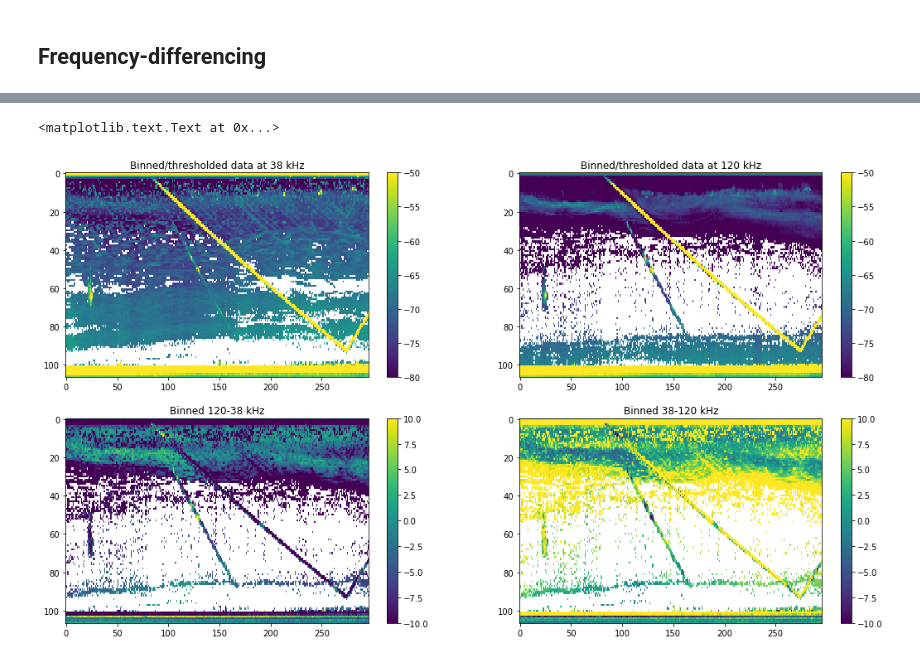
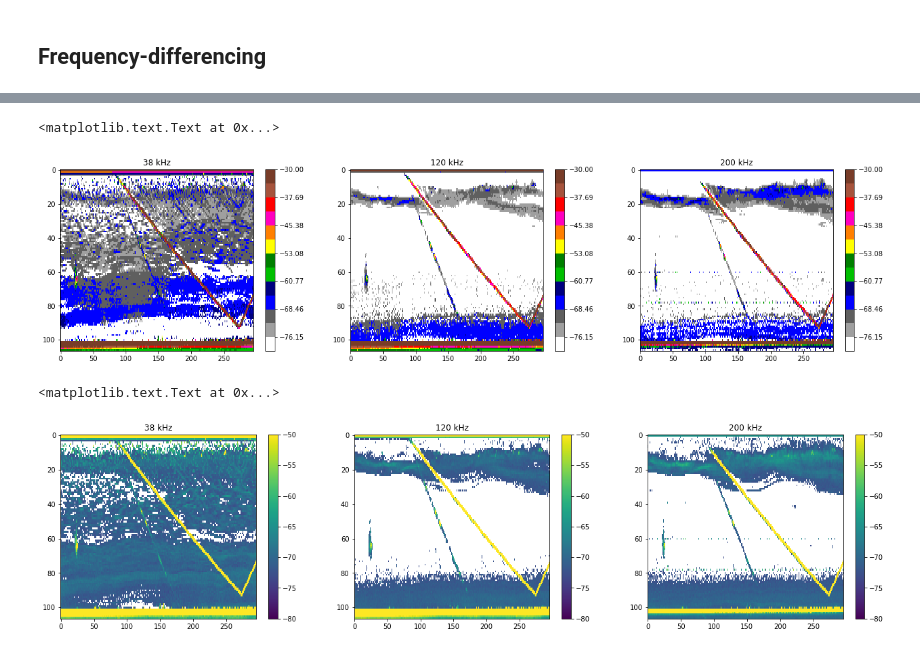
Before and after one commit to valentina-s/ooi_sonar, a Jupyter notebook: Freq-differencing.ipynb, the cells around one changed output, grey strips where cells are left out. Drawn from its saved outputs; the diff is of its cells as text; code cells hidden in the pictures.

```diff
--- a/Freq-differencing.ipynb
+++ b/Freq-differencing.ipynb
@@ -350,17 +607,28 @@ ax[1,1].set_title('Binned data at 200 kHz with Sv threshold @%d dB' % Sv_th)
+# %%
+fig,(ax0,ax1,ax2) = plt.subplots(ncols=3,figsize=(22,5))
+im0 = ax0.imshow(Sv_corr_38_SNR_mean,aspect='auto',cmap=e_cmap,norm=norm)
+fig.colorbar(im0,ax=ax0)
+ax0.set_title('38 kHz')
+im1 = ax1.imshow(Sv_corr_120_SNR_mean,aspect='auto',cmap=e_cmap,norm=norm)
+fig.colorbar(im1,ax=ax1)
+ax1.set_title('120 kHz')
+im2 = ax2.imshow(Sv_corr_200_SNR_mean,aspect='auto',cmap=e_cmap,norm=norm)
+fig.colorbar(im2,ax=ax2)
+ax2.set_title('200 kHz')
+# %% [output]
+<matplotlib.text.Text at 0x...>
+[figure, added]
 # %%
-fig,ax = plt.subplots(2,2,figsize=(18,10))
-im0 = ax[0,0].imshow(Sv_corr_38_SNR_mean,aspect='auto',vmin=-80,vmax=-50)
-fig.colorbar(im0,ax=ax[0,0])
-ax[0,0].set_title('Binned/thresholded data at 38 kHz')
-im1 = ax[0,1].imshow(Sv_corr_120_SNR_mean,aspect='auto',vmin=-80,vmax=-50)
-fig.colorbar(im1,ax=ax[0,1])
-ax[0,1].set_title('Binned/thresholded data at 120 kHz')
-im2 = ax[1,0].imshow(Sv_corr_120_SNR_mean-Sv_corr_38_SNR_mean,aspect='auto',vmin=-10,vmax=10)
-fig.colorbar(im2,ax=ax[1,0])
-ax[1,0].set_title('Binned 120-38 kHz')
-im3 = ax[1,1].imshow(Sv_corr_38_SNR_mean-Sv_corr_120_SNR_mean,aspect='auto',vmin=-10,vmax=10)
-fig.colorbar(im3,ax=ax[1,1])
-ax[1,1].set_title('Binned 38-120 kHz')
+fig,(ax0,ax1,ax2) = plt.subplots(ncols=3,figsize=(22,5))
+im0 = ax0.imshow(Sv_corr_38_th_mean,aspect='auto',vmin=-80,vmax=-50)
+fig.colorbar(im0,ax=ax0)
+ax0.set_title('38 kHz')
+im1 = ax1.imshow(Sv_corr_120_th_mean,aspect='auto',vmin=-80,vmax=-50)
+fig.colorbar(im1,ax=ax1)
+ax1.set_title('120 kHz')
+im2 = ax2.imshow(Sv_corr_200_th_mean,aspect='auto',vmin=-80,vmax=-50)
+fig.colorbar(im2,ax=ax2)
+ax2.set_title('200 kHz')
 # %% [output]
 <matplotlib.text.Text at 0x...>
-[figure, old version]
+[figure, new version]
```
Also changed, not shown: parts of 33 cells of this notebook, 1 other file.
